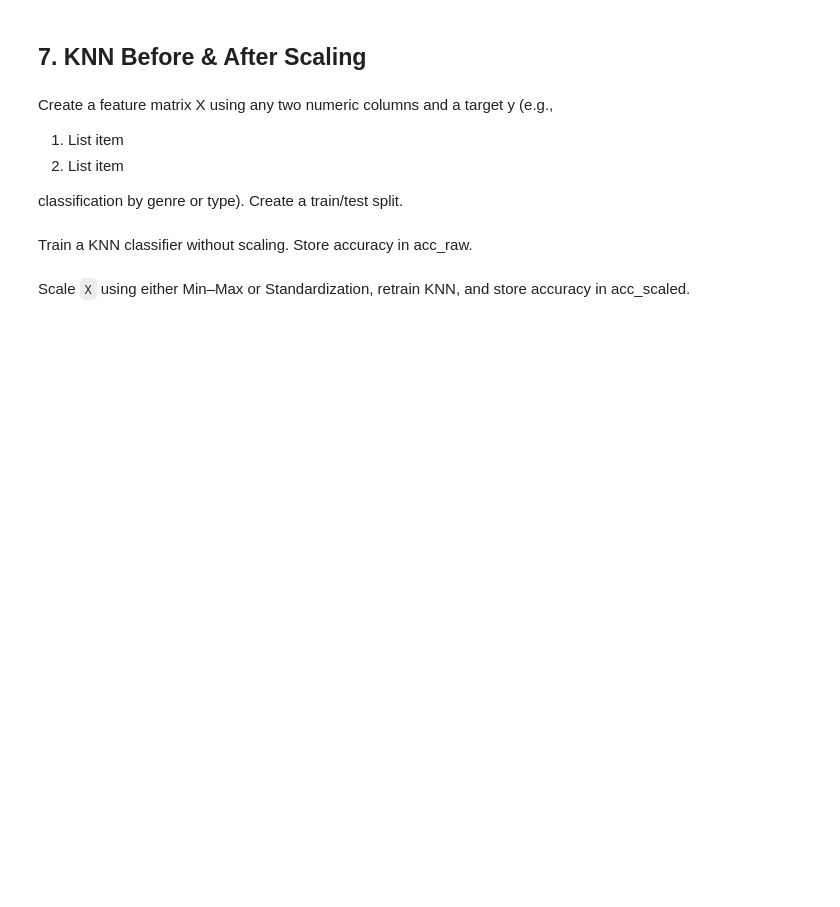
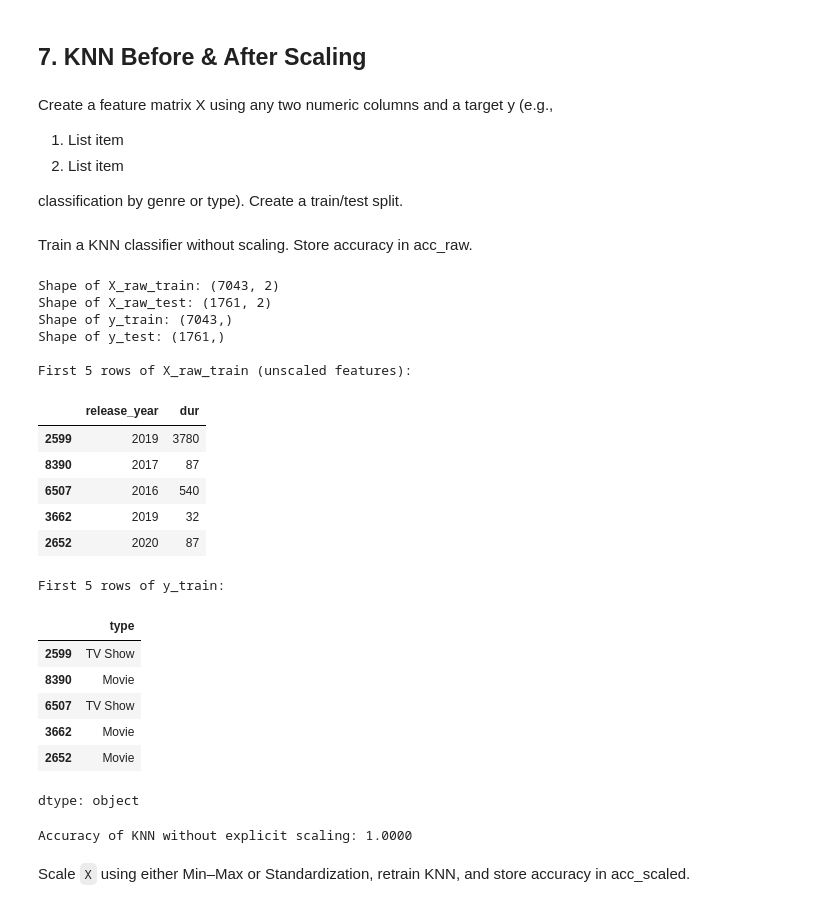
Before and after one commit to hirajya/CCDATSCL_EXERCISES_COM222, a Jupyter notebook: Exercise2.ipynb, the cells around one changed output. Drawn from its saved outputs; the diff is of its cells as text; code cells hidden in the pictures; blank space fills up the shorter version.

```diff
--- a/Exercise2.ipynb
+++ b/Exercise2.ipynb
@@ -472,5 +472,67 @@ Create a feature matrix X using any two numeric columns and a target y (e.g.,
 classification by genre or type). Create a train/test split.
 # %% [markdown]
 Train a KNN classifier without scaling. Store accuracy in acc_raw.
+# %%
+from sklearn.model_selection import train_test_split
+
+# Select features (X) and target (y)
+X_raw = df_clean[['release_year', 'dur']]
+y = df_clean['type']
+
+# Create a train/test split (80% train, 20% test)
+X_raw_train, X_raw_test, y_train, y_test = train_test_split(X_raw, y, test_size=0.2, random_state=42, stratify=y)
+
+print(f"Shape of X_raw_train: {X_raw_train.shape}")
+print(f"Shape of X_raw_test: {X_raw_test.shape}")
+print(f"Shape of y_train: {y_train.shape}")
+print(f"Shape of y_test: {y_test.shape}")
+
+print("\nFirst 5 rows of X_raw_train (unscaled features):")
+display(X_raw_train.head())
+
+print("\nFirst 5 rows of y_train:")
+display(y_train.head())
+# %% [output]
+Shape of X_raw_train: (7043, 2)
+Shape of X_raw_test: (1761, 2)
+Shape of y_train: (7043,)
+Shape of y_test: (1761,)
+
+First 5 rows of X_raw_train (unscaled features):
+|  | release_year | dur |
+| 2599 | 2019 | 3780 |
+| 8390 | 2017 | 87 |
+| 6507 | 2016 | 540 |
+| 3662 | 2019 | 32 |
+| 2652 | 2020 | 87 |
+First 5 rows of y_train:
+|  | type |
+| 2599 | TV Show |
+| 8390 | Movie |
+| 6507 | TV Show |
+| 3662 | Movie |
+| 2652 | Movie |
+dtype: object
+# %%
+from sklearn.neighbors import KNeighborsClassifier
+from sklearn.metrics import accuracy_score
+
+# Train KNN without scaling (using X_raw)
+
+# Initialize KNN classifier
+knn_raw = KNeighborsClassifier(n_neighbors=5) # Using 5 neighbors as a default
+
+# Train the model on unscaled data
+knn_raw.fit(X_raw_train, y_train)
+
+# Make predictions on the unscaled test set
+y_pred_raw = knn_raw.predict(X_raw_test)
+
+# Calculate accuracy
+acc_raw = accuracy_score(y_test, y_pred_raw)
+
+print(f"Accuracy of KNN without explicit scaling: {acc_raw:.4f}")
+# %% [output]
+Accuracy of KNN without explicit scaling: 1.0000
 # %% [markdown]
 Scale `X` using either Min–Max or Standardization, retrain KNN, and store accuracy in acc_scaled.
```
Also changed, not shown: parts of 6 cells of this notebook.
